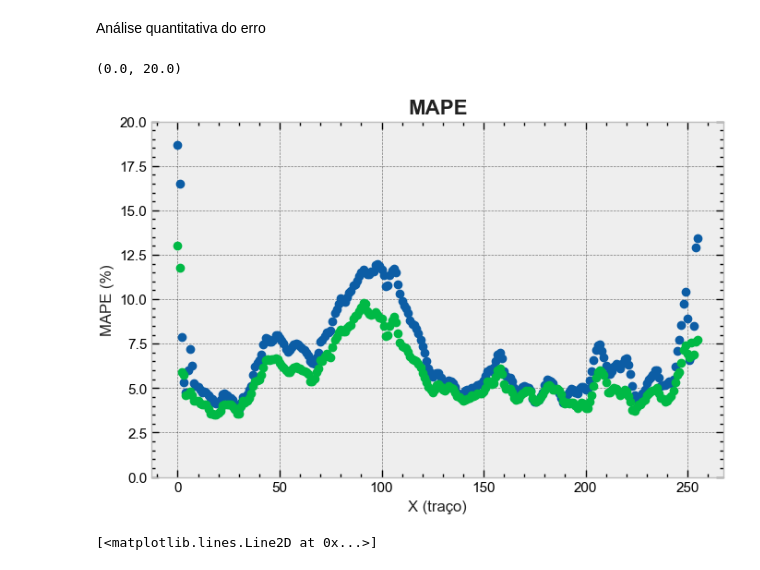
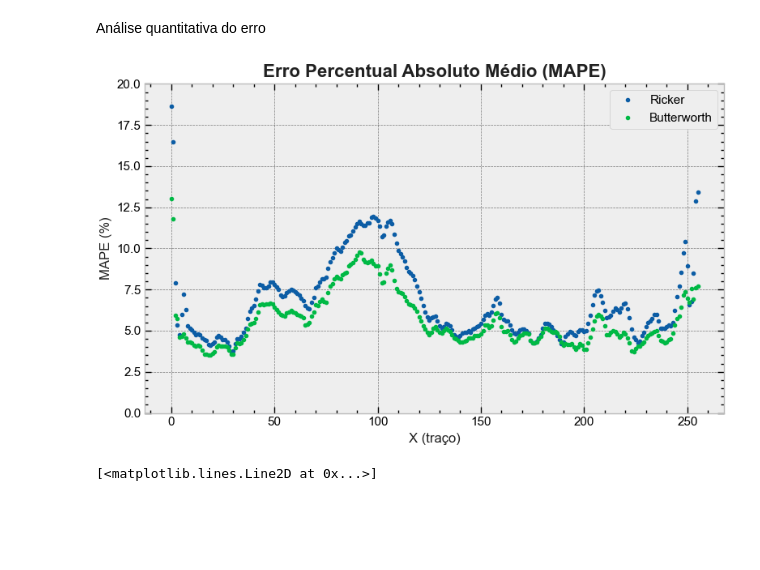
Before and after one commit to albano-a/inversion_methods_algorithms, a Jupyter notebook: full_section.ipynb, the cells around one changed output. Drawn from its saved outputs; the diff is of its cells as text; code cells hidden in the pictures; blank space fills up the shorter version.

```diff
--- a/full_section.ipynb
+++ b/full_section.ipynb
@@ -431,25 +429,27 @@ butter_inv = inverted_impedance_final_butter
 # %%
 MAPE_r = np.zeros(nx)
 MAPE_b = np.zeros(nx)
 
 
 for ix in range(nx):
     MAPE_r[ix] = np.mean(np.abs( (ricker_inv[ix,128,:] - imp_30hz[ix,128,:]) / imp_30hz[ix,128,:] )) *100
     MAPE_b[ix] = np.mean(np.abs( (butter_inv[ix,128,:] - imp_30hz[ix,128,:]) / imp_30hz[ix,128,:] )) *100
 
 plt.figure(figsize=(8, 5))
-plt.plot(MAPE_r, 'o', label='Ricker')
-plt.plot(MAPE_b, 'o', label='Butterworth')
-plt.title('MAPE', fontsize=16, fontweight='bold', color=TEXT_COLOR)
+plt.plot(MAPE_r, 'o', label='Ricker', ms=3)
+plt.plot(MAPE_b, 'o', label='Butterworth', ms=3)
+plt.title('Erro Percentual Absoluto Médio (MAPE)', fontsize=16, fontweight='bold', color=TEXT_COLOR)
 plt.xlabel('X (traço)', fontsize=12, color=TEXT_COLOR)
 plt.ylabel('MAPE (%)', fontsize=12, color=TEXT_COLOR)
 plt.tick_params(axis='both', labelsize=11)
+plt.legend(loc='upper right', fontsize=11)
 plt.ylim(0, 20)
 
-# MAPE_r, MAPE_b
+plt.tight_layout()
+plt.savefig('simposio_figs/wavelet_ricker.png', dpi=300, bbox_inches='tight')
+plt.show()
 # %% [output]
-(0.0, 20.0)
-[figure, old version]
+[figure, new version]
 # %%
 # iterar sobre o primeiro :, que é o x, x,y,z
 plt.scatter(imp_30hz[128,128,:].T, inverted_impedance_final_ricker[128,128,:].T, label='Real')
```
Also changed, not shown: parts of 3 cells of this notebook, 28 other files.
